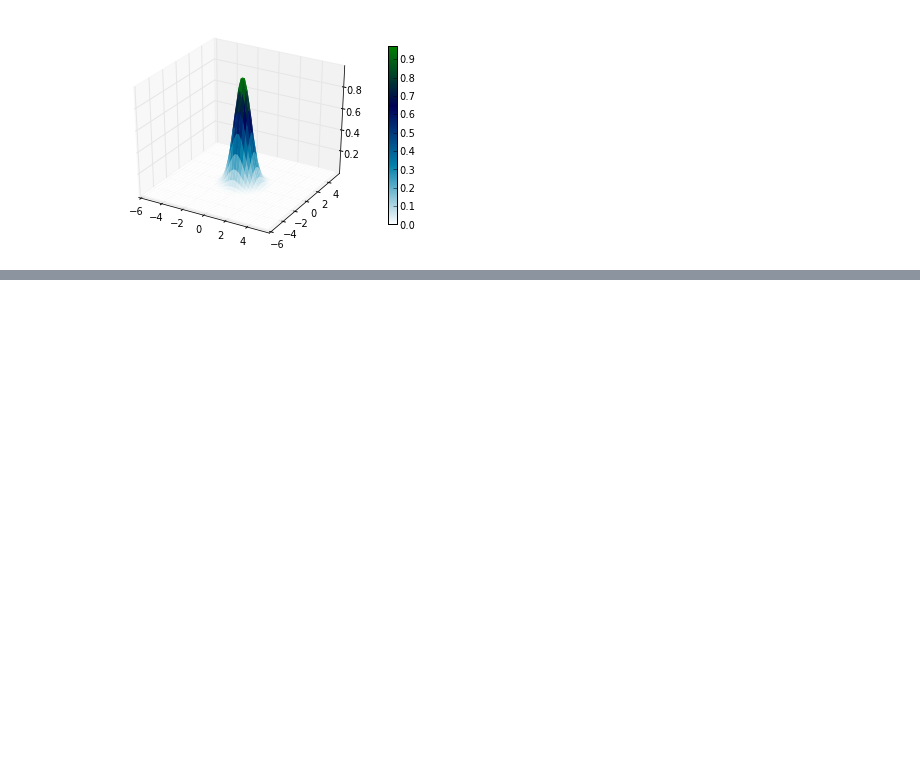
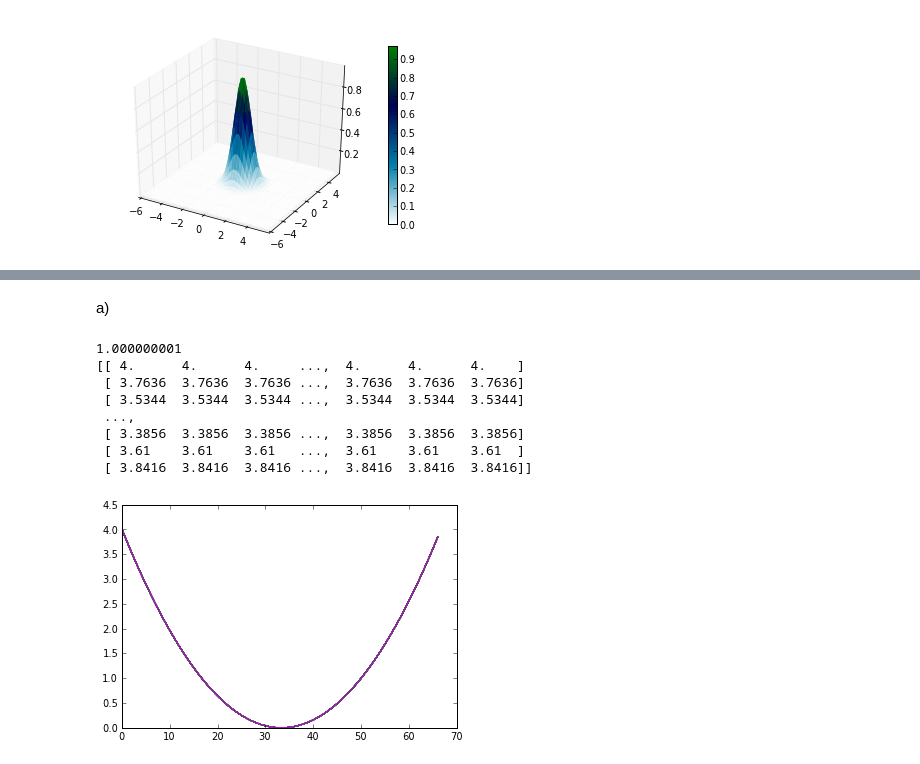
Before and after one commit to dgelfer/PHYS20213, a Jupyter notebook: Week4/3D_Plotting_n_graphing.ipynb, the cells around one changed output, grey strips where cells are left out. Drawn from its saved outputs; the diff is of its cells as text; code cells hidden in the pictures; blank space fills up the shorter version.

```diff
--- a/Week4/3D_Plotting_n_graphing.ipynb
+++ b/Week4/3D_Plotting_n_graphing.ipynb
@@ -118,0 +143,24 @@ contour(X,Y,V,levels,linewidth=3,cmap=cm.gist_heat)
+# %% [markdown]
+a)
+# %%
+def pointPotential(x,y,q,posx,posy):
+  q = 1; d = 2; k = 1e-9
+  Vxy = ((k*q)/sqrt((x-posx)**2)+(y-posy)**2)
+  plot(Vxy)
+  return Vxy
+x = 1.; y = 1.
+V11 = pointPotential(x,y,1e-9,0.,0.)
+print V11
+x,y = meshgrid(arange(-2.,2.,0.06),arange(-2.,2.,0.06))
+Vxy = pointPotential(x,y,1e-9,0.,0.)
+print Vxy
+# %% [output]
+1.000000001
+[[ 4.      4.      4.     ...,  4.      4.      4.    ]
+ [ 3.7636  3.7636  3.7636 ...,  3.7636  3.7636  3.7636]
+ [ 3.5344  3.5344  3.5344 ...,  3.5344  3.5344  3.5344]
+ ...,
+ [ 3.3856  3.3856  3.3856 ...,  3.3856  3.3856  3.3856]
+ [ 3.61    3.61    3.61   ...,  3.61    3.61    3.61  ]
+ [ 3.8416  3.8416  3.8416 ...,  3.8416  3.8416  3.8416]]
+[figure, added]
```
Also changed, not shown: parts of 9 cells of this notebook, 1 other file.
